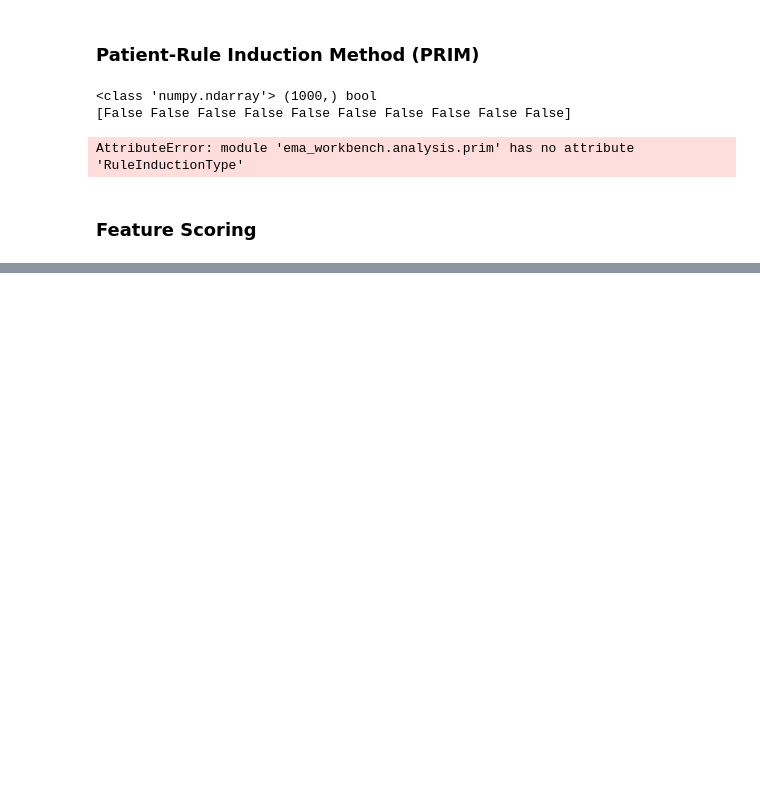
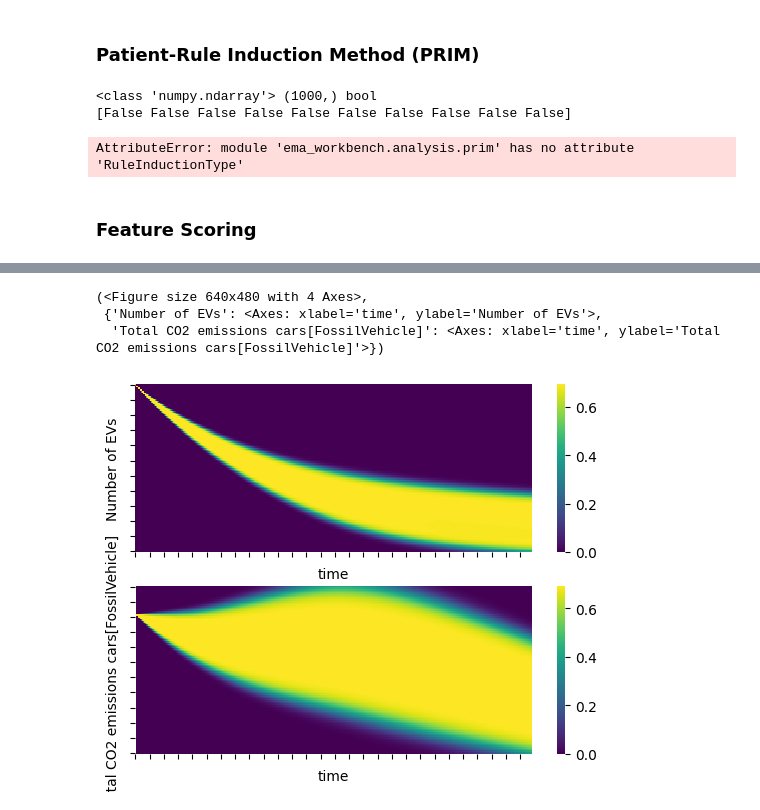
Before and after one commit to juliarozenberg/curacao_ev, a Jupyter notebook: ev_ema_test.ipynb, the cells around one changed output, grey strips where cells are left out. Cells and saved outputs as stored; diff of their text form; code cells hidden in the pictures; blank space fills up the shorter version.

```diff
--- a/ev_ema_test.ipynb
+++ b/ev_ema_test.ipynb
@@ -99,0 +111,11 @@ plt.show()
+# %%
+# KDE over time (30 seconds to run)
+plotting.kde_over_time(experiments, outcomes,
+                       outcomes_to_show=None,
+                       group_by=None, grouping_specifiers=None,
+                       colormap='viridis', log=True)
+# %% [output]
+(<Figure size 640x480 with 4 Axes>,
+ {'Number of EVs': <Axes: xlabel='time', ylabel='Number of EVs'>,
+  'Total CO2 emissions cars[FossilVehicle]': <Axes: xlabel='time', ylabel='Total CO2 emissions cars[FossilVehicle]'>})
+[figure, added]
```
Also changed, not shown: parts of 10 cells of this notebook.
